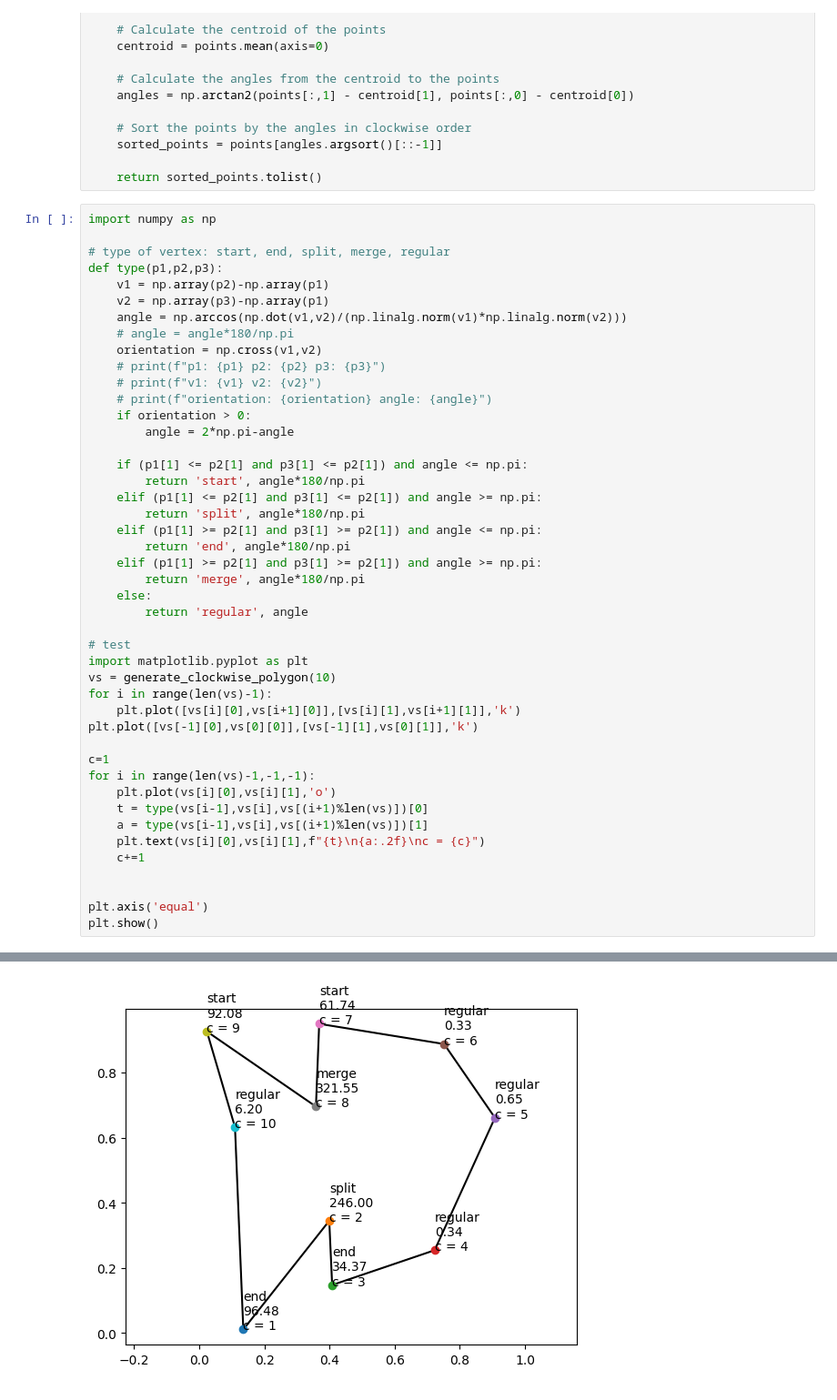
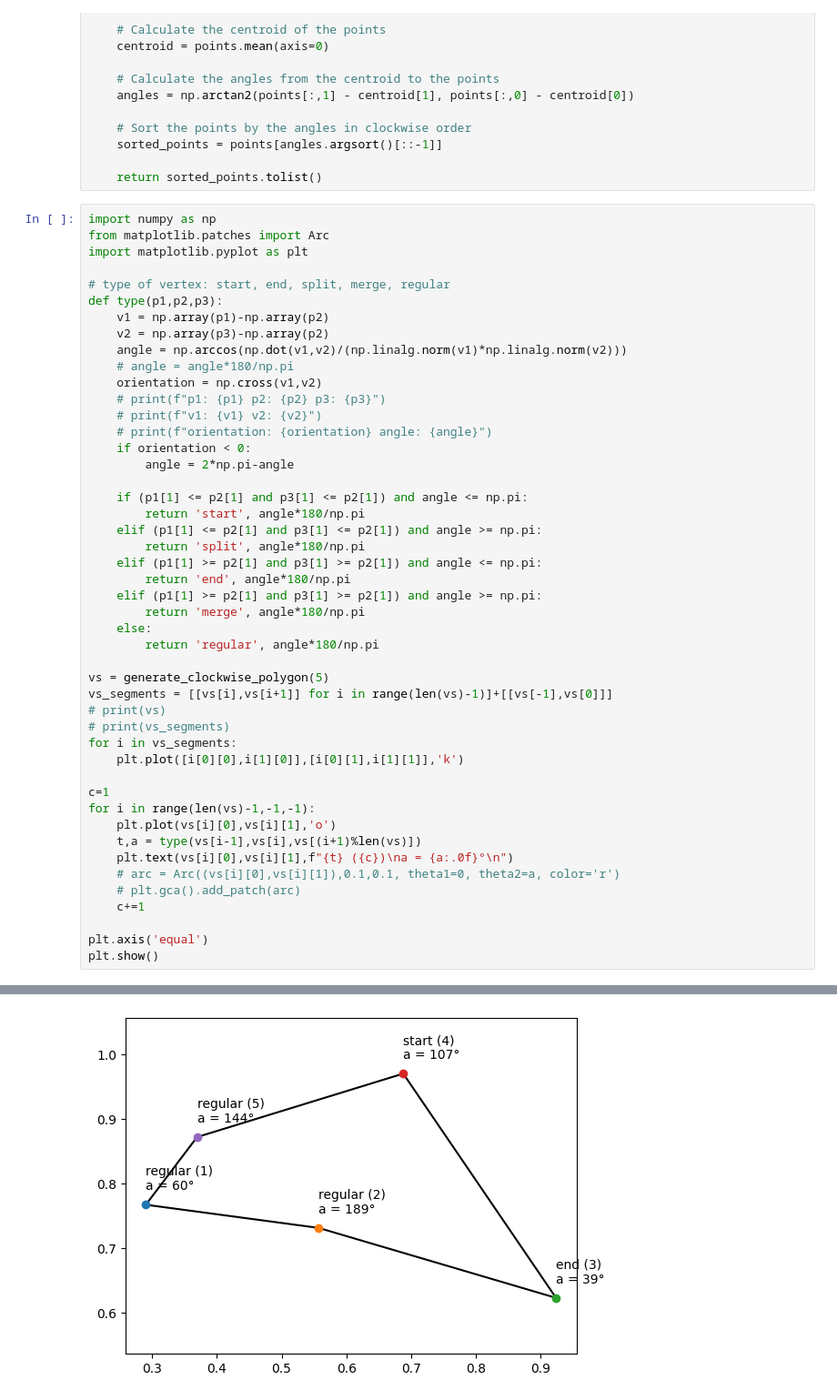
Before and after one commit to JUANITOTELO/Geometry, a Jupyter notebook: week5.ipynb, the cells around one changed output, grey strips where cells are left out. Shown at 91% size. Drawn from its saved outputs; the diff is of its cells as text.

```diff
--- a/week5.ipynb
+++ b/week5.ipynb
@@ -76,18 +76,20 @@ def generate_clockwise_polygon(n_points):
     return sorted_points.tolist()
 # %%
 import numpy as np
+from matplotlib.patches import Arc
+import matplotlib.pyplot as plt
 
 # type of vertex: start, end, split, merge, regular
 def type(p1,p2,p3):
-    v1 = np.array(p2)-np.array(p1)
-    v2 = np.array(p3)-np.array(p1)
+    v1 = np.array(p1)-np.array(p2)
+    v2 = np.array(p3)-np.array(p2)
     angle = np.arccos(np.dot(v1,v2)/(np.linalg.norm(v1)*np.linalg.norm(v2)))
     # angle = angle*180/np.pi
     orientation = np.cross(v1,v2)
     # print(f"p1: {p1} p2: {p2} p3: {p3}")
     # print(f"v1: {v1} v2: {v2}")
     # print(f"orientation: {orientation} angle: {angle}")
-    if orientation > 0:
+    if orientation < 0:
         angle = 2*np.pi-angle
 
     if (p1[1] <= p2[1] and p3[1] <= p2[1]) and angle <= np.pi:
@@ -99,23 +101,23 @@ def type(p1,p2,p3):
     elif (p1[1] >= p2[1] and p3[1] >= p2[1]) and angle >= np.pi:
         return 'merge', angle*180/np.pi
     else:
-        return 'regular', angle
+        return 'regular', angle*180/np.pi
 
-# test
-import matplotlib.pyplot as plt
-vs = generate_clockwise_polygon(10)
-for i in range(len(vs)-1):
-    plt.plot([vs[i][0],vs[i+1][0]],[vs[i][1],vs[i+1][1]],'k')
-plt.plot([vs[-1][0],vs[0][0]],[vs[-1][1],vs[0][1]],'k')
+vs = generate_clockwise_polygon(5)
+vs_segments = [[vs[i],vs[i+1]] for i in range(len(vs)-1)]+[[vs[-1],vs[0]]]
+# print(vs)
+# print(vs_segments)
+for i in vs_segments:
+    plt.plot([i[0][0],i[1][0]],[i[0][1],i[1][1]],'k')
 
 c=1
 for i in range(len(vs)-1,-1,-1):
     plt.plot(vs[i][0],vs[i][1],'o')
-    t = type(vs[i-1],vs[i],vs[(i+1)%len(vs)])[0]
-    a = type(vs[i-1],vs[i],vs[(i+1)%len(vs)])[1]
-    plt.text(vs[i][0],vs[i][1],f"{t}\n{a:.2f}\nc = {c}")
+    t,a = type(vs[i-1],vs[i],vs[(i+1)%len(vs)])
+    plt.text(vs[i][0],vs[i][1],f"{t} ({c})\na = {a:.0f}°\n")
+    # arc = Arc((vs[i][0],vs[i][1]),0.1,0.1, theta1=0, theta2=a, color='r')
+    # plt.gca().add_patch(arc)
     c+=1
-
 
 plt.axis('equal')
 plt.show()
@@ -123,4 +127,4 @@ plt.show()
-[figure, old version]
+[figure, new version]
 # %%
 # test
 import matplotlib.pyplot as plt
```
Also changed, not shown: parts of 3 cells of this notebook.
